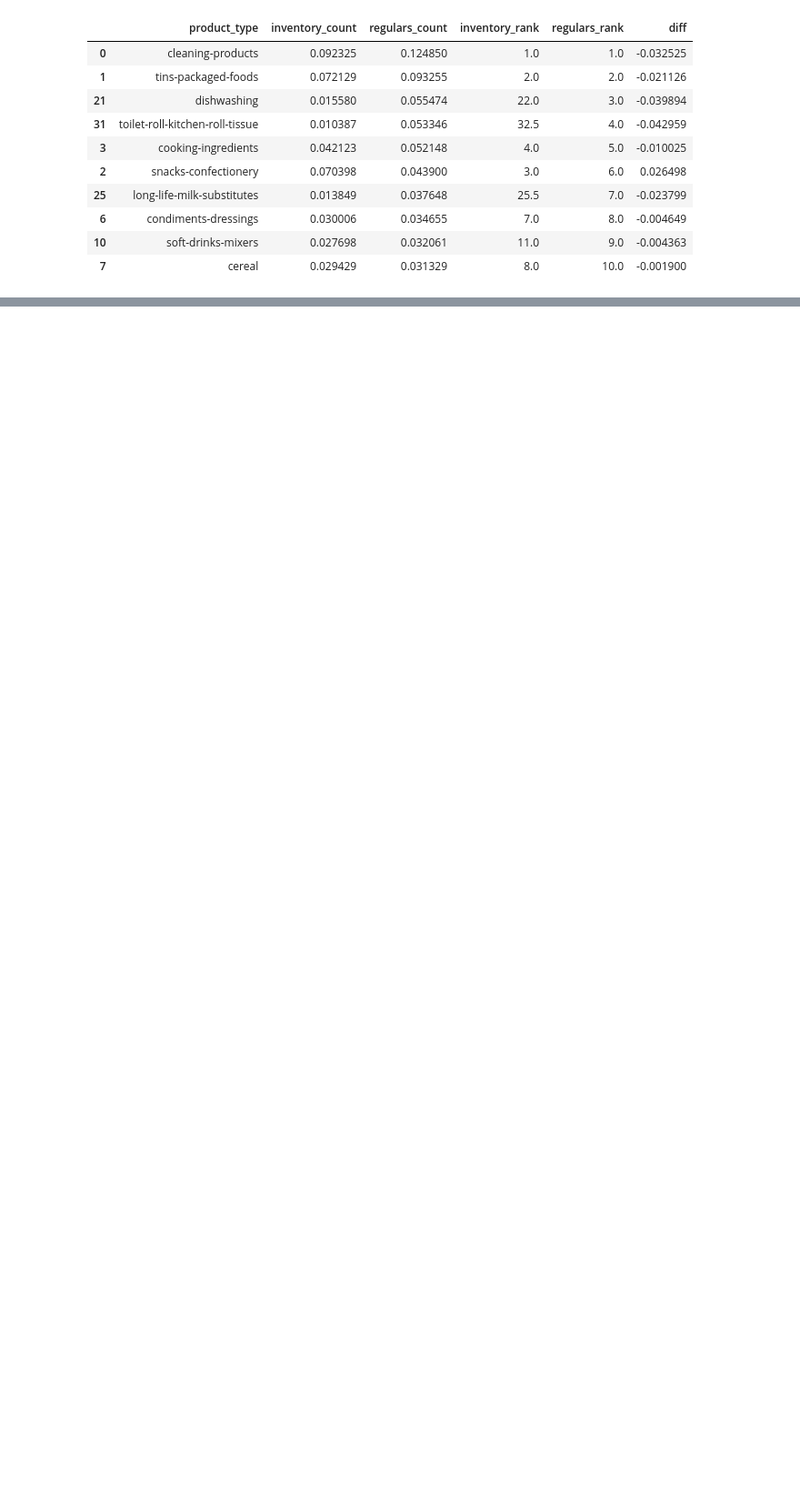
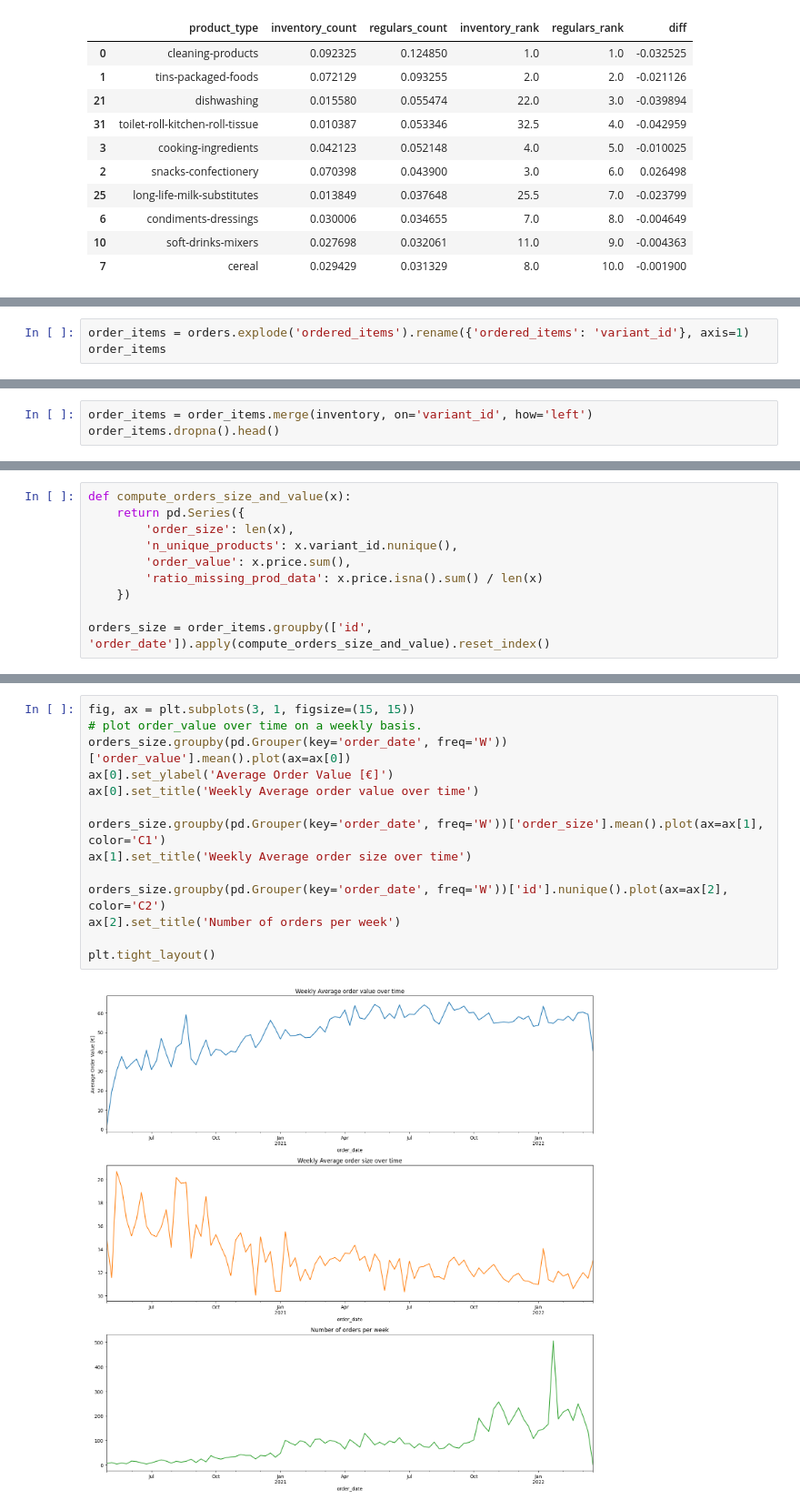
Before and after one commit to pamalo9/zrive-ds, a Jupyter notebook: src/module_2/EDA.ipynb, the cells around one changed output, grey strips where cells are left out. Shown at 91% size. Cells and saved outputs as stored; diff of their text form; blank space fills up the shorter version.

```diff
--- a/src/module_2/EDA.ipynb
+++ b/src/module_2/EDA.ipynb
@@ -407,0 +468,3 @@ diff_prevalence.sort_values('regulars_count', ascending=False).head(10)
+# %%
+order_items = orders.explode('ordered_items').rename({'ordered_items': 'variant_id'}, axis=1)
+order_items
@@ -407,0 +485,3 @@ diff_prevalence.sort_values('regulars_count', ascending=False).head(10)
+# %%
+order_items = order_items.merge(inventory, on='variant_id', how='left')
+order_items.dropna().head()
@@ -407,0 +495,10 @@ diff_prevalence.sort_values('regulars_count', ascending=False).head(10)
+# %%
+def compute_orders_size_and_value(x):
+    return pd.Series({
+        'order_size': len(x),
+        'n_unique_products': x.variant_id.nunique(),
+        'order_value': x.price.sum(),
+        'ratio_missing_prod_data': x.price.isna().sum() / len(x)
+    })
+
+orders_size = order_items.groupby(['id', 'order_date']).apply(compute_orders_size_and_value).reset_index()
@@ -407,0 +526,16 @@ diff_prevalence.sort_values('regulars_count', ascending=False).head(10)
+# %%
+fig, ax = plt.subplots(3, 1, figsize=(15, 15))
+# plot order_value over time on a weekly basis.
+orders_size.groupby(pd.Grouper(key='order_date', freq='W'))['order_value'].mean().plot(ax=ax[0])
+ax[0].set_ylabel('Average Order Value [€]')
+ax[0].set_title('Weekly Average order value over time')
+
+orders_size.groupby(pd.Grouper(key='order_date', freq='W'))['order_size'].mean().plot(ax=ax[1], color='C1')
+ax[1].set_title('Weekly Average order size over time')
+
+orders_size.groupby(pd.Grouper(key='order_date', freq='W'))['id'].nunique().plot(ax=ax[2], color='C2')
+ax[2].set_title('Number of orders per week')
+
+plt.tight_layout()
+# %% [output]
+[figure, added]
```
Also changed, not shown: parts of 16 cells of this notebook.
